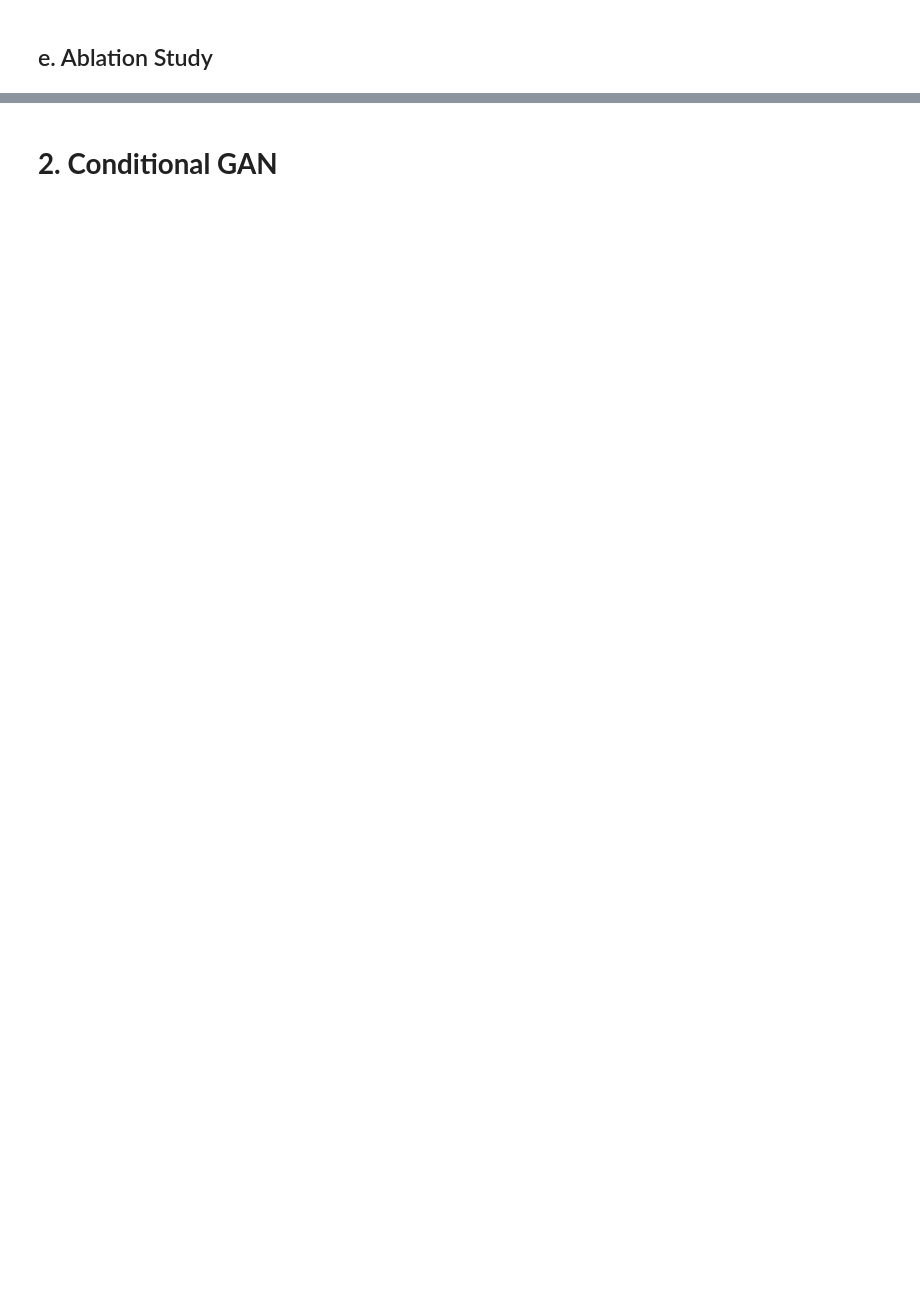
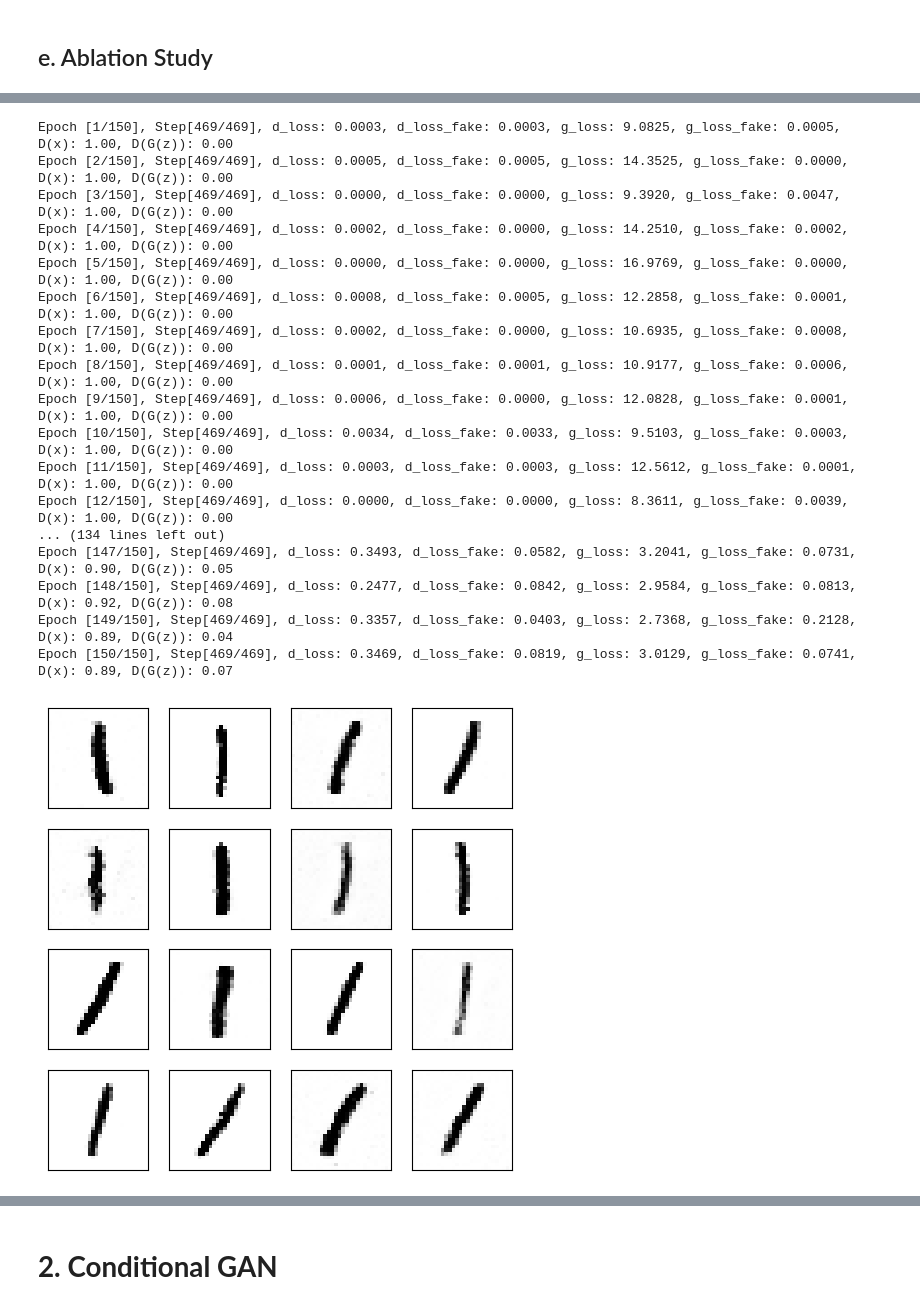
Before and after one commit to L1ngYu/MIT6s978, a Jupyter notebook: pset3.ipynb, the cells around one changed output, grey strips where cells are left out. Drawn from its saved outputs; the diff is of its cells as text; code cells hidden in the pictures; blank space fills up the shorter version.

```diff
--- a/pset3.ipynb
+++ b/pset3.ipynb
@@ -270,0 +464,79 @@ monitor_losses(d_losses, d_losses_fake, g_losses, g_losses_fake)
+# %%
+# experiment 3. Modify the training loop to update the discriminator 10 times for every 1 update of the generator.
+class GeneratorExp3(nn.Module):
+    def __init__(self, dim_z=100, channels = [128, 256, 512], with_condition=False):
+        super().__init__()
+        self.dim_z = dim_z
+        self.with_condition = with_condition
+
+        self.model = nn.Sequential(
+            nn.Linear(dim_z, channels[0]),
+            nn.LeakyReLU(0.2),
+            nn.Linear(channels[0], channels[1]),
+            nn.LeakyReLU(0.2),
+            nn.Linear(channels[1], channels[2]),
+            nn.LeakyReLU(0.2),
+            nn.Linear(channels[2], 784),
+            nn.Tanh()
+        )
+
+    def forward(self, x, label=None):
+        x = x.view(x.size(0), self.dim_z)
+        if self.with_condition:
+          pass
+        out = self.model(x)
+        return out
+
+class DiscriminatorExp3(nn.Module):
+    def __init__(self, channels = [512, 256, 128], with_condition=False):
+        super().__init__()
+        self.with_condition = with_condition
+        self.model = nn.Sequential(
+            nn.Linear(784, channels[0]),
+            nn.LeakyReLU(0.2),
+            nn.Dropout(0.3),
+            nn.Linear(channels[0], channels[1]),
+            nn.LeakyReLU(0.2),
+            nn.Dropout(0.3),
+            nn.Linear(channels[1], channels[2]),
+            nn.LeakyReLU(0.2),
+            nn.Dropout(0.3),
+            nn.Linear(channels[2], 1),
+            nn.Sigmoid()
+        )
+
+    def forward(self, x, label=None):
+        x = x.view(x.size(0), 784)
+        if self.with_condition:
+          pass
+        out = self.model(x)
+        return out
+
+
+generator_exp3 = GeneratorExp3(dim_z=dim_z).to(device)
+discriminator_exp3 = DiscriminatorExp3().to(device)
+g_optimizer_exp3 = torch.optim.Adam(generator_exp3.parameters(), lr=lr)
+d_optimizer_exp3 = torch.optim.Adam(discriminator_exp3.parameters(), lr=lr)
+
+d_losses, d_losses_fake, g_losses, g_losses_fake = train_main_loop(generator_exp3, discriminator_exp3, d_optimizer_exp3, g_optimizer_exp3, test_noise, 150, 10, with_condition)
+monitor_images(generator_exp3, test_noise, with_condition=with_condition)
+monitor_losses(d_losses, d_losses_fake, g_losses, g_losses_fake)
+# %% [output]
+Epoch [1/150], Step[469/469], d_loss: 0.0003, d_loss_fake: 0.0003, g_loss: 9.0825, g_loss_fake: 0.0005, D(x): 1.00, D(G(z)): 0.00
+Epoch [2/150], Step[469/469], d_loss: 0.0005, d_loss_fake: 0.0005, g_loss: 14.3525, g_loss_fake: 0.0000, D(x): 1.00, D(G(z)): 0.00
+Epoch [3/150], Step[469/469], d_loss: 0.0000, d_loss_fake: 0.0000, g_loss: 9.3920, g_loss_fake: 0.0047, D(x): 1.00, D(G(z)): 0.00
+Epoch [4/150], Step[469/469], d_loss: 0.0002, d_loss_fake: 0.0000, g_loss: 14.2510, g_loss_fake: 0.0002, D(x): 1.00, D(G(z)): 0.00
+Epoch [5/150], Step[469/469], d_loss: 0.0000, d_loss_fake: 0.0000, g_loss: 16.9769, g_loss_fake: 0.0000, D(x): 1.00, D(G(z)): 0.00
+Epoch [6/150], Step[469/469], d_loss: 0.0008, d_loss_fake: 0.0005, g_loss: 12.2858, g_loss_fake: 0.0001, D(x): 1.00, D(G(z)): 0.00
+Epoch [7/150], Step[469/469], d_loss: 0.0002, d_loss_fake: 0.0000, g_loss: 10.6935, g_loss_fake: 0.0008, D(x): 1.00, D(G(z)): 0.00
+Epoch [8/150], Step[469/469], d_loss: 0.0001, d_loss_fake: 0.0001, g_loss: 10.9177, g_loss_fake: 0.0006, D(x): 1.00, D(G(z)): 0.00
+Epoch [9/150], Step[469/469], d_loss: 0.0006, d_loss_fake: 0.0000, g_loss: 12.0828, g_loss_fake: 0.0001, D(x): 1.00, D(G(z)): 0.00
+Epoch [10/150], Step[469/469], d_loss: 0.0034, d_loss_fake: 0.0033, g_loss: 9.5103, g_loss_fake: 0.0003, D(x): 1.00, D(G(z)): 0.00
+Epoch [11/150], Step[469/469], d_loss: 0.0003, d_loss_fake: 0.0003, g_loss: 12.5612, g_loss_fake: 0.0001, D(x): 1.00, D(G(z)): 0.00
+Epoch [12/150], Step[469/469], d_loss: 0.0000, d_loss_fake: 0.0000, g_loss: 8.3611, g_loss_fake: 0.0039, D(x): 1.00, D(G(z)): 0.00
+... (134 lines left out)
+Epoch [147/150], Step[469/469], d_loss: 0.3493, d_loss_fake: 0.0582, g_loss: 3.2041, g_loss_fake: 0.0731, D(x): 0.90, D(G(z)): 0.05
+Epoch [148/150], Step[469/469], d_loss: 0.2477, d_loss_fake: 0.0842, g_loss: 2.9584, g_loss_fake: 0.0813, D(x): 0.92, D(G(z)): 0.08
+Epoch [149/150], Step[469/469], d_loss: 0.3357, d_loss_fake: 0.0403, g_loss: 2.7368, g_loss_fake: 0.2128, D(x): 0.89, D(G(z)): 0.04
+Epoch [150/150], Step[469/469], d_loss: 0.3469, d_loss_fake: 0.0819, g_loss: 3.0129, g_loss_fake: 0.0741, D(x): 0.89, D(G(z)): 0.07
+[figure, added]
```
Also changed, not shown: parts of 9 cells of this notebook.
